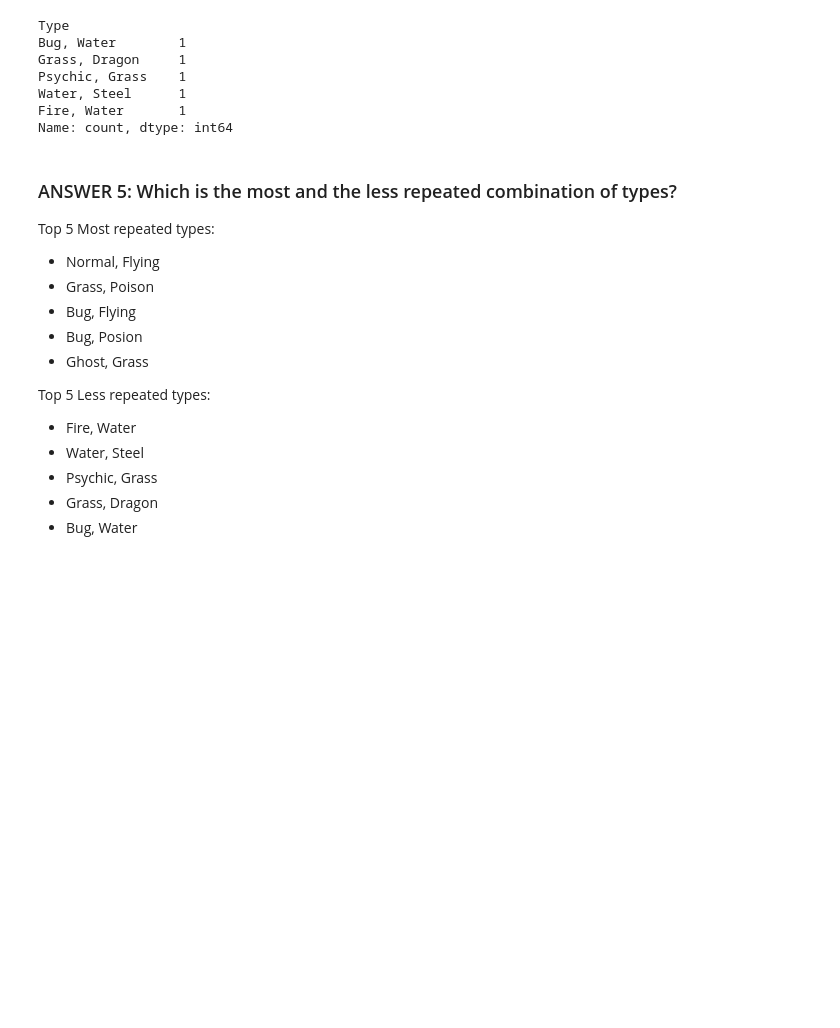
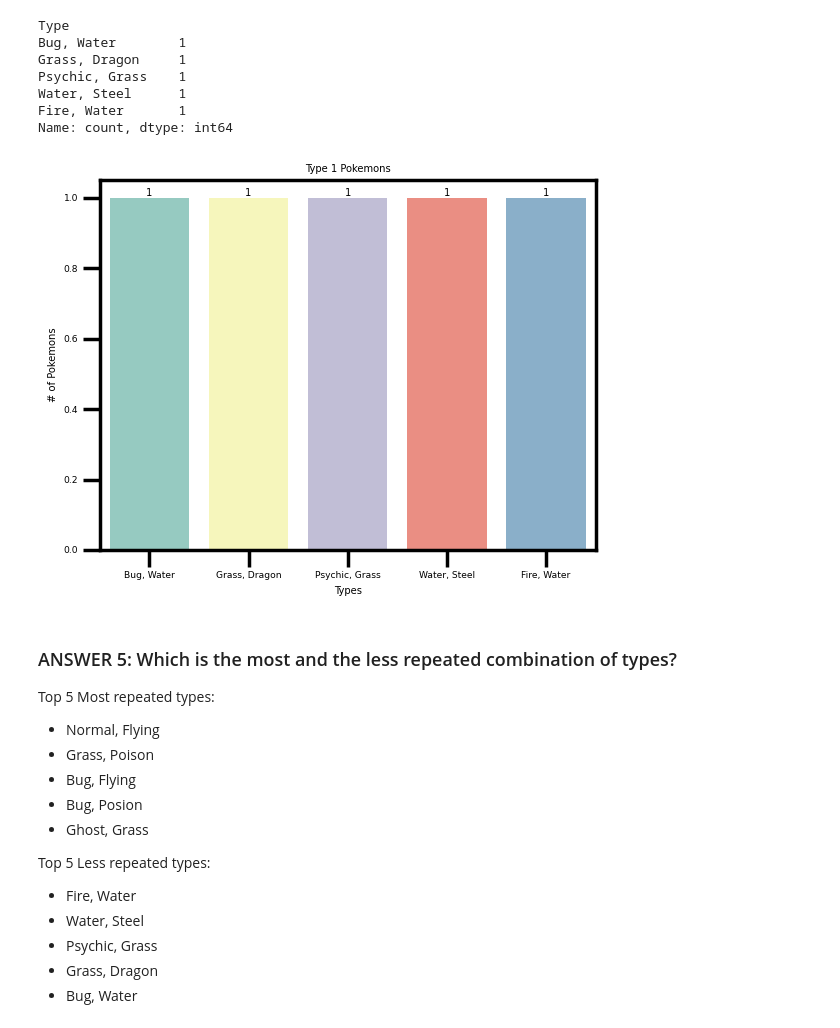
Before and after one commit to RuloVH7/pokeProject, a Jupyter notebook: FinalPokeProject.ipynb, the cells around one changed output. Drawn from its saved outputs; the diff is of its cells as text; code cells hidden in the pictures; blank space fills up the shorter version.

```diff
--- a/FinalPokeProject.ipynb
+++ b/FinalPokeProject.ipynb
@@ -780,6 +802,18 @@ Psychic, Grass    1
 Water, Steel      1
 Fire, Water       1
 Name: count, dtype: int64
+# %%
+# Similar approach, changing .index[-5:] to show the last 5 records.
+bar_graph3 = sns.countplot(data=two_types, x=two_types['Type'], order=two_types['Type'].value_counts().index[-5:], palette='Set3')
+sns.set_context("poster", font_scale = 0.3, rc={"grid.linewidth": 0.6})
+bar_graph3.set_title('Type 1 Pokemons')
+bar_graph3.set_xlabel('Types')
+bar_graph3.set_ylabel('# of Pokemons')
+for label in bar_graph3.containers:
+    bar_graph3.bar_label(label)
+plt.show()
+# %% [output]
+[figure, added]
 # %% [markdown]
 ### ANSWER 5: Which is the most and the less repeated combination of types?
 Top 5 Most repeated types:
```
Also changed, not shown: parts of 7 cells of this notebook.
